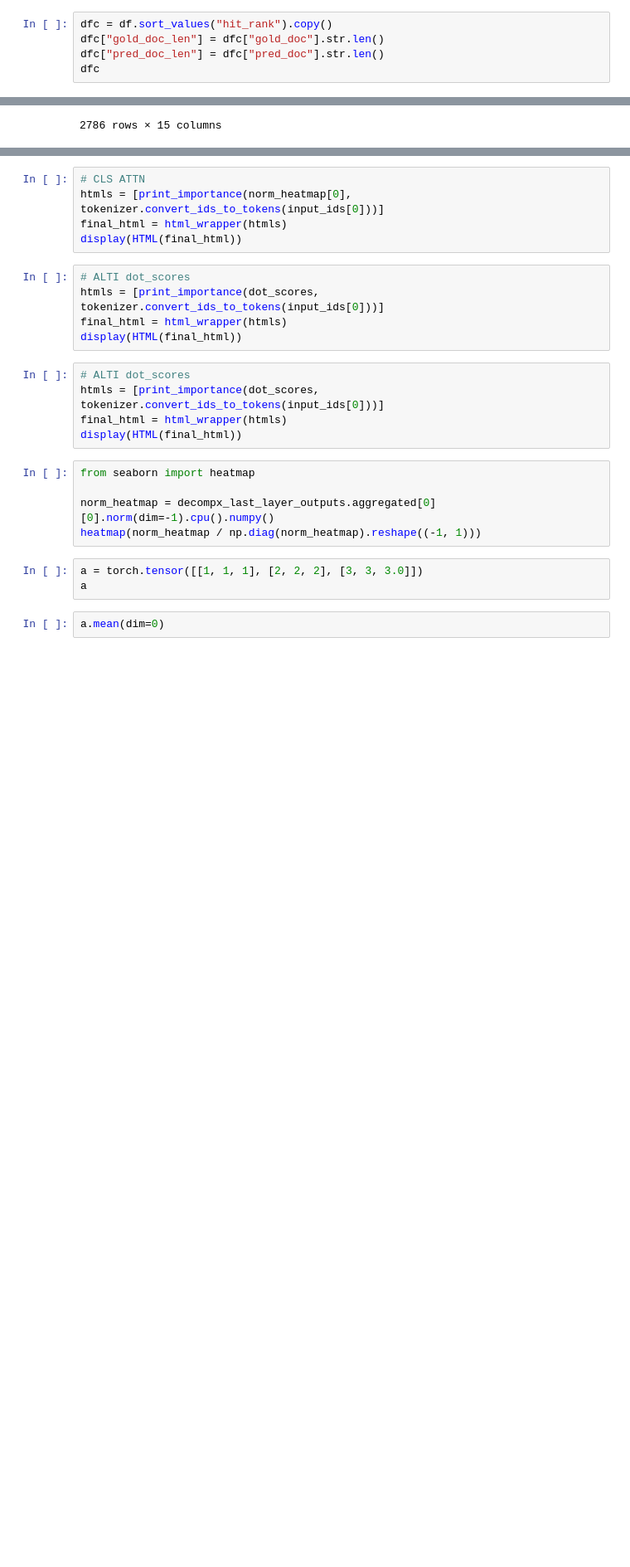
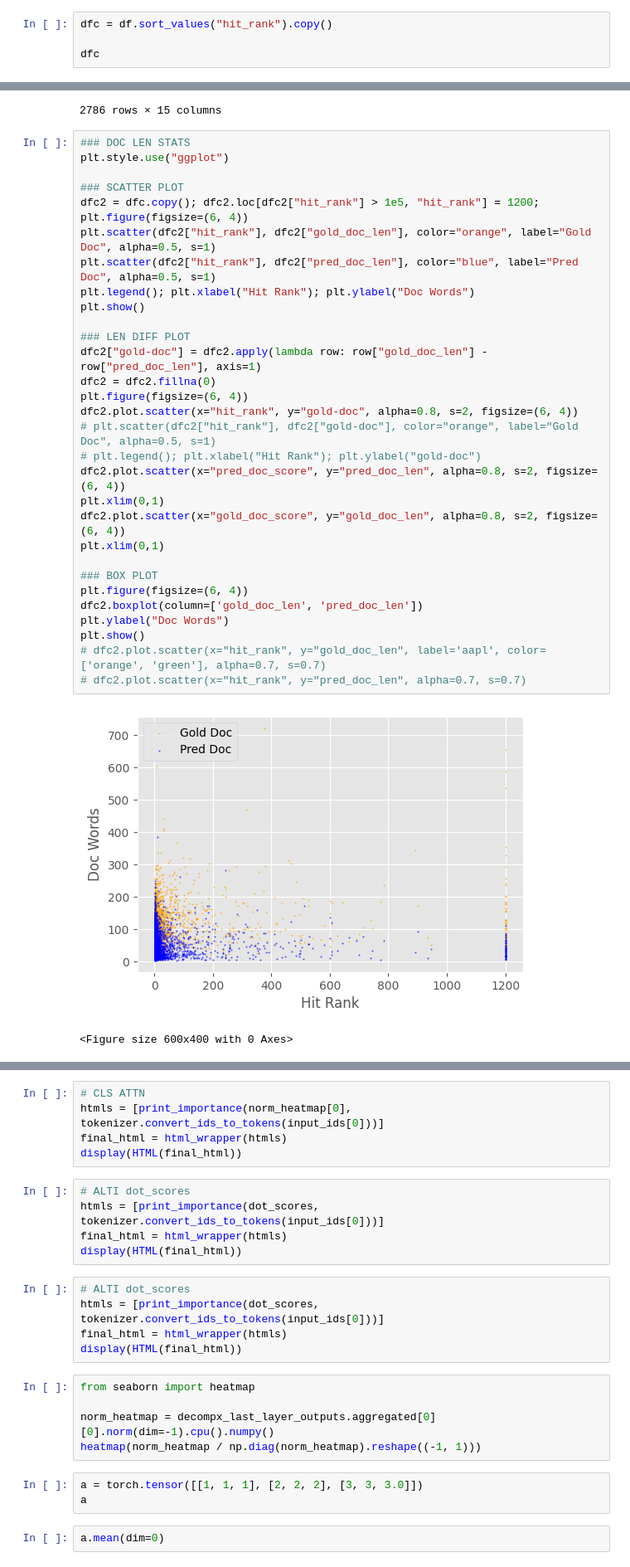
Before and after one commit to mohsenfayyaz/ColDeR, a Jupyter notebook: src/notebooks/BEIR_DecompX.ipynb, the cells around one changed output, grey strips where cells are left out. Shown: that part at 83% size. Cells and saved outputs as stored; diff of their text form; blank space fills up the shorter version.

```diff
--- a/src/notebooks/BEIR_DecompX.ipynb
+++ b/src/notebooks/BEIR_DecompX.ipynb
@@ -310,7 +330,6 @@ nq, facebook/contriever-msmarco, idx=1235, score=0.6143867373466492
 # %%
 dfc = df.sort_values("hit_rank").copy()
-dfc["gold_doc_len"] = dfc["gold_doc"].str.len()
-dfc["pred_doc_len"] = dfc["pred_doc"].str.len()
+
 dfc
 # %% [output]
 |  | query_id | query | gold_docs | gold_docs_text | scores_stats | scores_gold | scores_1000 | ... |
@@ -326,3 +345,37 @@ dfc
 | 1235 | test1235 | who sings i just want to use your... | [doc43833] | {'doc43833': {'text': '"Your Love... | {'len': 1000, 'max': 0.6143867373... | {'doc43833': None} | {'doc1539127': 0.6143867373466492... | ... |
 | 407 | test407 | the actual name of the confederat... | [doc15138] | {'doc15138': {'text': 'The Confed... | {'len': 1000, 'max': 0.7198287844... | {'doc15138': None} | {'doc331241': 0.7198287844657898,... | ... |
 2786 rows × 15 columns
+# %%
+### DOC LEN STATS
+plt.style.use("ggplot")
+
+### SCATTER PLOT
+dfc2 = dfc.copy(); dfc2.loc[dfc2["hit_rank"] > 1e5, "hit_rank"] = 1200;
+plt.figure(figsize=(6, 4))
+plt.scatter(dfc2["hit_rank"], dfc2["gold_doc_len"], color="orange", label="Gold Doc", alpha=0.5, s=1)
+plt.scatter(dfc2["hit_rank"], dfc2["pred_doc_len"], color="blue", label="Pred Doc", alpha=0.5, s=1)
+plt.legend(); plt.xlabel("Hit Rank"); plt.ylabel("Doc Words")
+plt.show()
+
+### LEN DIFF PLOT
+dfc2["gold-doc"] = dfc2.apply(lambda row: row["gold_doc_len"] - row["pred_doc_len"], axis=1)
+dfc2 = dfc2.fillna(0)
+plt.figure(figsize=(6, 4))
+dfc2.plot.scatter(x="hit_rank", y="gold-doc", alpha=0.8, s=2, figsize=(6, 4))
+# plt.scatter(dfc2["hit_rank"], dfc2["gold-doc"], color="orange", label="Gold Doc", alpha=0.5, s=1)
+# plt.legend(); plt.xlabel("Hit Rank"); plt.ylabel("gold-doc")
+dfc2.plot.scatter(x="pred_doc_score", y="pred_doc_len", alpha=0.8, s=2, figsize=(6, 4))
+plt.xlim(0,1)
+dfc2.plot.scatter(x="gold_doc_score", y="gold_doc_len", alpha=0.8, s=2, figsize=(6, 4))
+plt.xlim(0,1)
+
+### BOX PLOT
+plt.figure(figsize=(6, 4))
+dfc2.boxplot(column=['gold_doc_len', 'pred_doc_len'])
+plt.ylabel("Doc Words")
+plt.show()
+# dfc2.plot.scatter(x="hit_rank", y="gold_doc_len", label='aapl', color=['orange', 'green'], alpha=0.7, s=0.7)
+# dfc2.plot.scatter(x="hit_rank", y="pred_doc_len", alpha=0.7, s=0.7)
+# %% [output]
+[figure, added]
+<Figure size 600x400 with 0 Axes>
```
Also changed, not shown: parts of 4 cells of this notebook.
